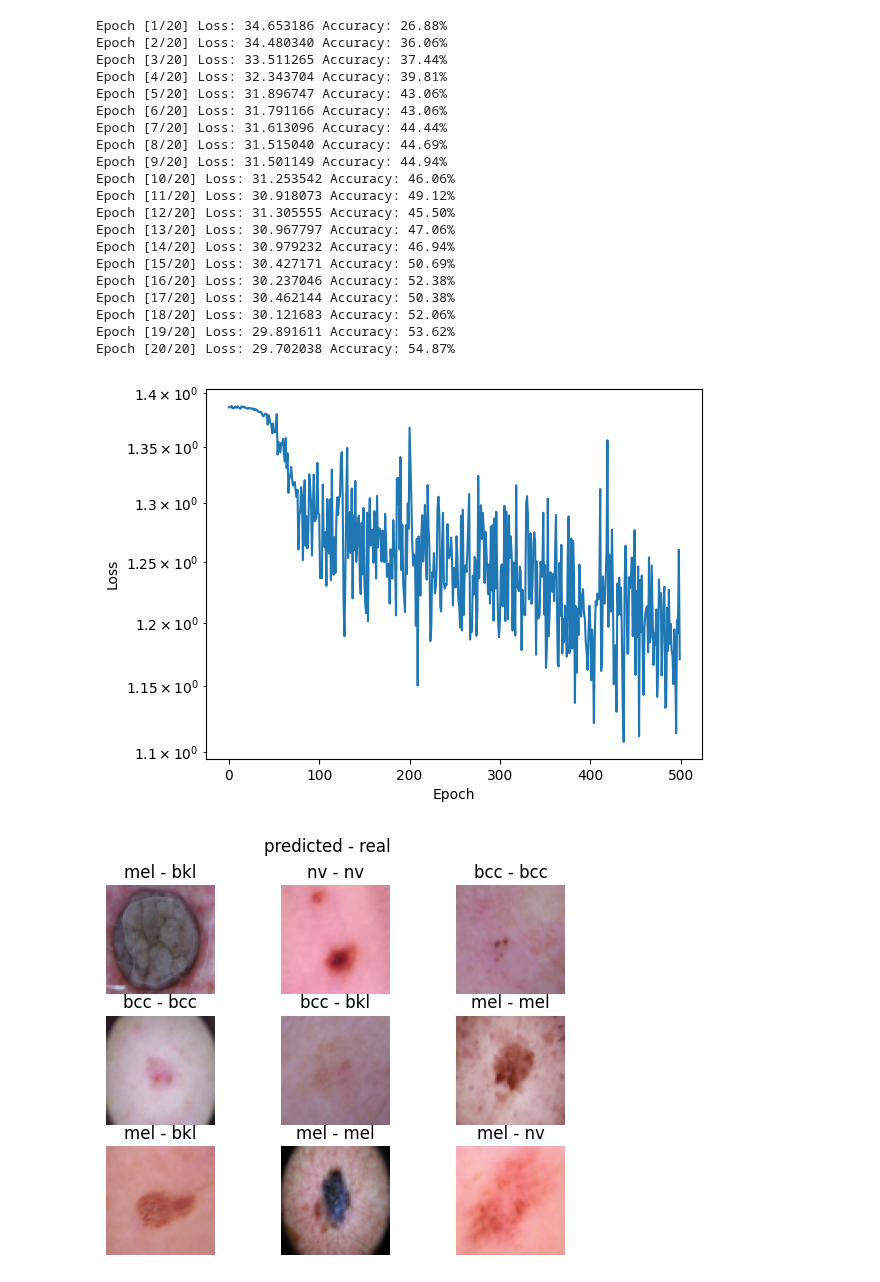
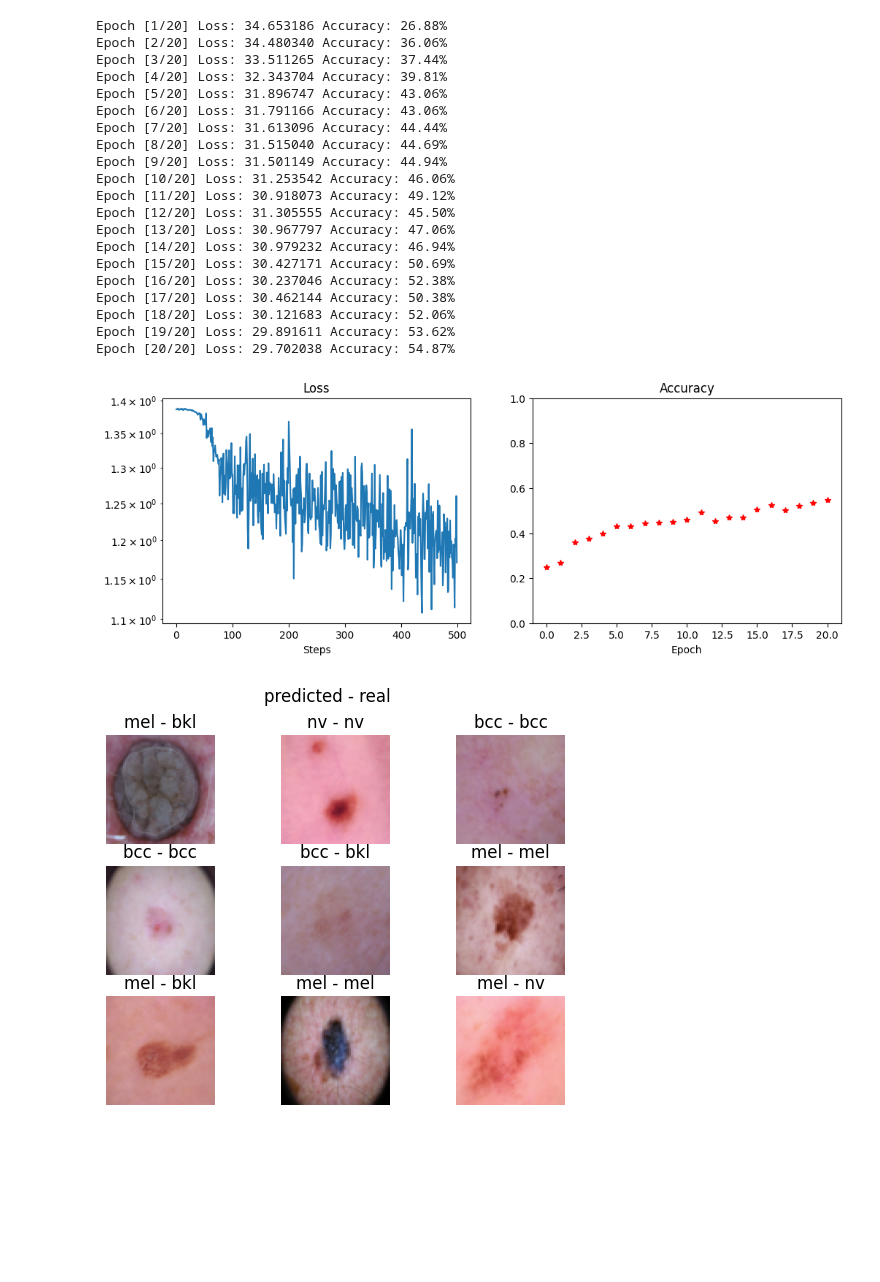
Before and after one commit to PRF-Development/DataAnalysisExtras, a Jupyter notebook: skin_lesions_cnn.ipynb, the cells around one changed output. Cells and saved outputs as stored; diff of their text form; code cells hidden in the pictures; blank space fills up the shorter version.

Commit message:
better plot accuracy / epoch

```diff
--- a/skin_lesions_cnn.ipynb
+++ b/skin_lesions_cnn.ipynb
@@ -138,13 +138,20 @@ Epoch [17/20] Loss: 30.462144 Accuracy: 50.38%
 Epoch [18/20] Loss: 30.121683 Accuracy: 52.06%
 Epoch [19/20] Loss: 29.891611 Accuracy: 53.62%
 Epoch [20/20] Loss: 29.702038 Accuracy: 54.87%
-# %%
-plt.semilogy(losses)
-plt.xlabel("Epoch")
-plt.ylabel("Loss")
-plt.show()
-# %% [output]
-[figure, removed]
+# %%
+plt.figure(figsize=(12, 4))
+plt.subplot(1,2,1)
+plt.semilogy(losses)
+plt.title("Loss")
+plt.xlabel("Steps")
+plt.subplot(1,2,2)
+plt.plot(accuracies, '*r')
+plt.title("Accuracy")
+plt.xlabel("Epoch")
+plt.ylim(0, 1)
+plt.show()
+# %% [output]
+[figure, added]
 # %%
 small_class_names = dataset.find_classes("data/HAM2000/")[0]
 for images, labels in test_loader:
```
